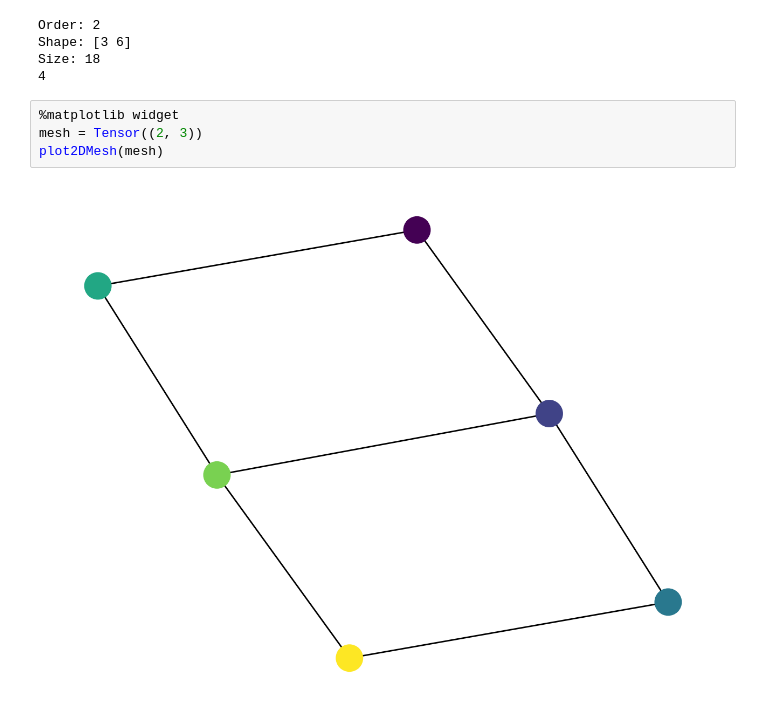
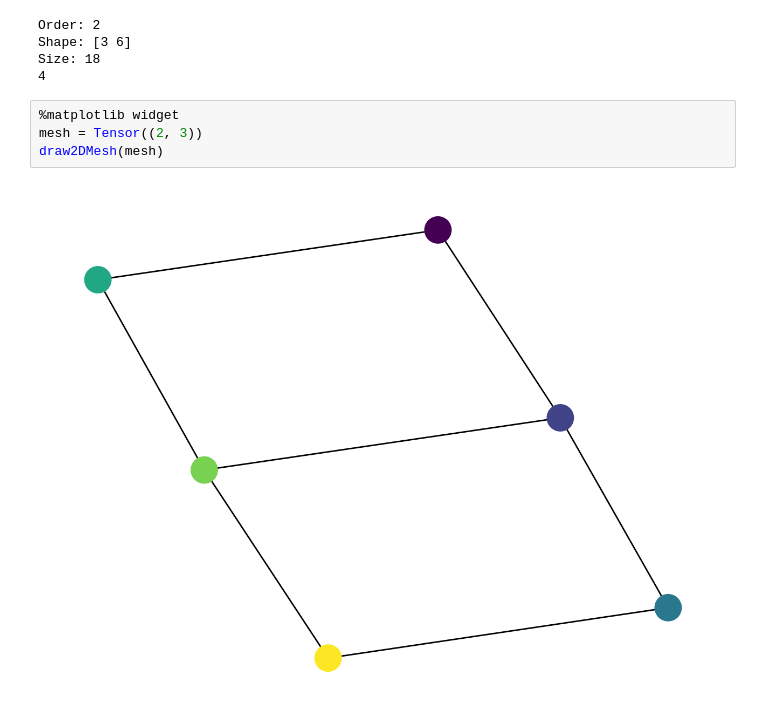
Before and after one commit to Helmholtz-AI-Energy/tensorcraft, a Jupyter notebook: notebooks/viz_basics.ipynb, the cells around one changed output. Saved outputs shown, nothing was run; the diff lists cells and outputs as text.

```diff
--- a/notebooks/viz_basics.ipynb
+++ b/notebooks/viz_basics.ipynb
@@ -20,9 +20,9 @@ Size: 18
 # %%
 %matplotlib widget
 mesh = Tensor((2, 3))
-plot2DMesh(mesh)
+draw2DMesh(mesh)
 # %% [output]
-[figure, old version]
+[figure, new version]
 # %%
 %matplotlib widget
 
```
Also changed, not shown: parts of 6 cells of this notebook, 8 other files.
